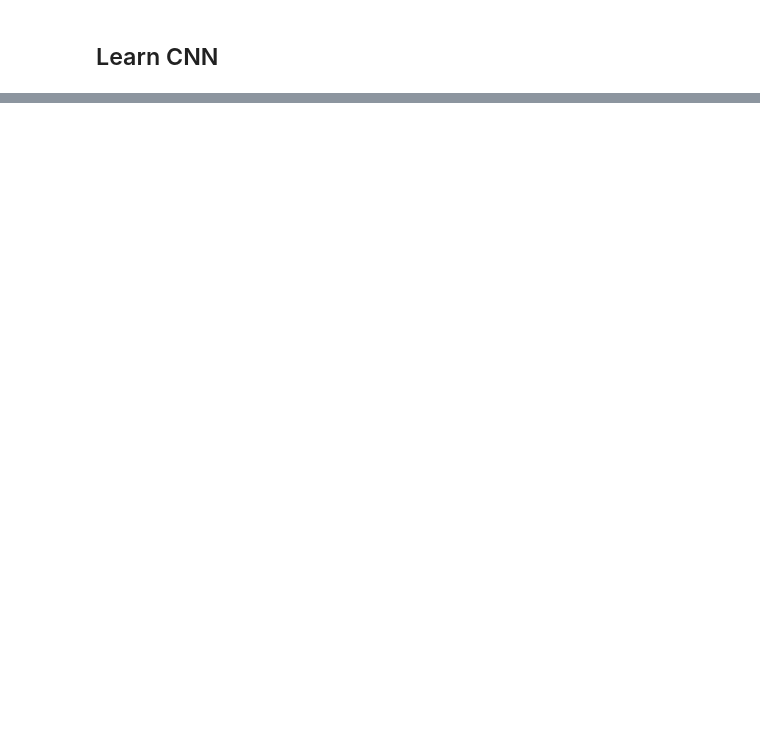
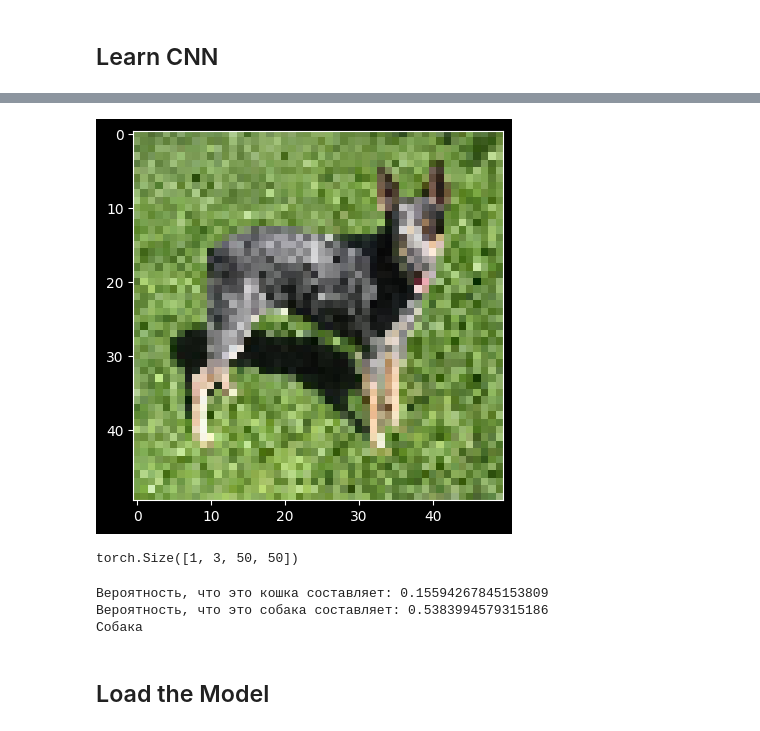
Before and after one commit to Falconly/Neuron-Network, a Jupyter notebook: dogs-cats.ipynb, the cells around one changed output, grey strips where cells are left out. Drawn from its saved outputs; the diff is of its cells as text; code cells hidden in the pictures; blank space fills up the shorter version.

```diff
--- a/dogs-cats.ipynb
+++ b/dogs-cats.ipynb
@@ -235,0 +287,11 @@ Accuracy: 11.8992 Avg Loss: 0.5014668404638767
+# %%
+def edit_img(img: np.array) -> torch.Tensor:
+    img = img.astype(np.float32)
+    img = img / 255.0
+    img = cv2.resize(img, (50, 50), cv2.INTER_AREA)
+    plt.imshow(img)
+
+    img = img.transpose((2,  0, 1))
+    img = np.expand_dims(img, 0)
+    t_img = torch.from_numpy(img)
+    return t_img
@@ -235,0 +316,8 @@ Accuracy: 11.8992 Avg Loss: 0.5014668404638767
+# %%
+img = edit_img(img)
+# %% [output]
+[figure, added]
+# %%
+img.shape
+# %% [output]
+torch.Size([1, 3, 50, 50])
@@ -235,0 +328,11 @@ Accuracy: 11.8992 Avg Loss: 0.5014668404638767
+# %%
+if predict(model, img):
+    print('Кошка')
+else:
+    print('Собака')
+# %% [output]
+Вероятность, что это кошка составляет: 0.15594267845153809
+Вероятность, что это собака составляет: 0.5383994579315186
+Собака
+# %% [markdown]
+## Load the Model
```
Also changed, not shown: parts of 18 cells of this notebook.
